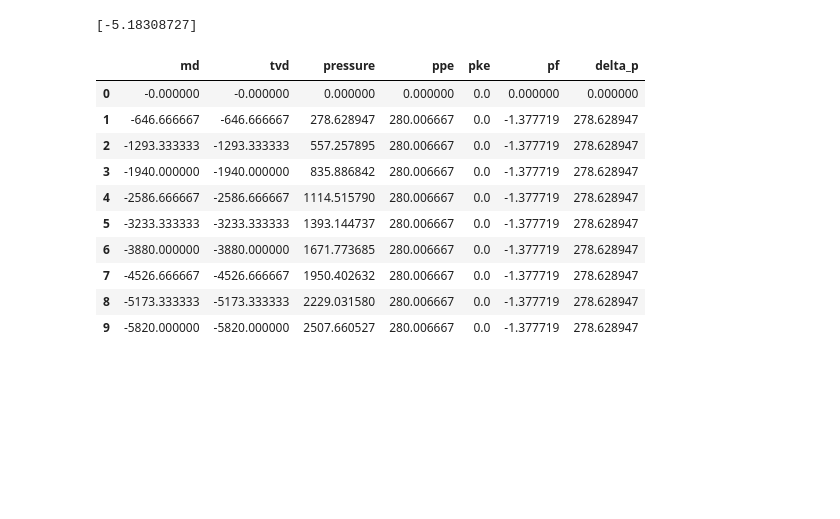
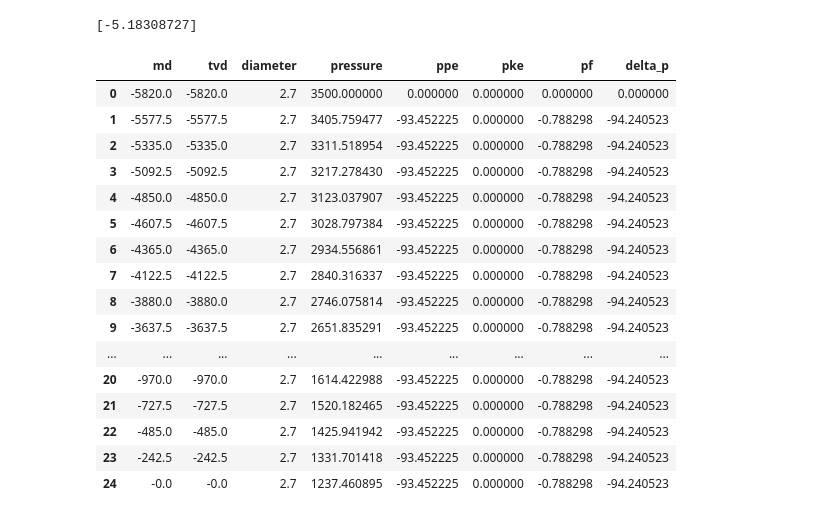
Before and after one commit to scuervo91/reservoirpy, a Jupyter notebook: examples/wellproductivity/5-pressure_drop.ipynb, the cells around one changed output. Cells and saved outputs as stored; diff of their text form; code cells hidden in the pictures; blank space fills up the shorter version.

Commit message:
pressure correlations drop

```diff
--- a/examples/wellproductivity/5-pressure_drop.ipynb
+++ b/examples/wellproductivity/5-pressure_drop.ipynb
@@ -111,34 +111,40 @@ print(delta)
 # %% [output]
 [-5.18308727]
 # %%
-md = np.linspace(0,5820,10)*-1
-p1 = 0
-ge=1
-d = [2.7]*10
+md = (np.linspace(0,5820,25)*-1)[::-1]
+p1 = 3500
+ge=.89
+d = [2.7]*10 + [2.6]*5 + [2.7]*10
 rate = 1000
-mu = 1.3
+mu = 11.3
 epsilon = 0.001
 
 pf = pi.incompressible_pressure_profile(
     p1=p1,
     ge=ge,
     epsilon=epsilon,
     md=md,
     tvd=md,
     d = d,
     rate = rate,
     mu=mu
     )
 pf
 # %% [output]
-|  | md | tvd | pressure | ppe | pke | pf | delta_p |
-| 0 | -0.000000 | -0.000000 | 0.000000 | 0.000000 | 0.0 | 0.000000 | 0.000000 |
-| 1 | -646.666667 | -646.666667 | 278.628947 | 280.006667 | 0.0 | -1.377719 | 278.628947 |
-| 2 | -1293.333333 | -1293.333333 | 557.257895 | 280.006667 | 0.0 | -1.377719 | 278.628947 |
-| 3 | -1940.000000 | -1940.000000 | 835.886842 | 280.006667 | 0.0 | -1.377719 | 278.628947 |
-| 4 | -2586.666667 | -2586.666667 | 1114.515790 | 280.006667 | 0.0 | -1.377719 | 278.628947 |
-| 5 | -3233.333333 | -3233.333333 | 1393.144737 | 280.006667 | 0.0 | -1.377719 | 278.628947 |
-| 6 | -3880.000000 | -3880.000000 | 1671.773685 | 280.006667 | 0.0 | -1.377719 | 278.628947 |
-| 7 | -4526.666667 | -4526.666667 | 1950.402632 | 280.006667 | 0.0 | -1.377719 | 278.628947 |
-| 8 | -5173.333333 | -5173.333333 | 2229.031580 | 280.006667 | 0.0 | -1.377719 | 278.628947 |
-| 9 | -5820.000000 | -5820.000000 | 2507.660527 | 280.006667 | 0.0 | -1.377719 | 278.628947 |
+|  | md | tvd | diameter | pressure | ppe | pke | pf | delta_p |
+| 0 | -5820.0 | -5820.0 | 2.7 | 3500.000000 | 0.000000 | 0.000000 | 0.000000 | 0.000000 |
+| 1 | -5577.5 | -5577.5 | 2.7 | 3405.759477 | -93.452225 | 0.000000 | -0.788298 | -94.240523 |
+| 2 | -5335.0 | -5335.0 | 2.7 | 3311.518954 | -93.452225 | 0.000000 | -0.788298 | -94.240523 |
+| 3 | -5092.5 | -5092.5 | 2.7 | 3217.278430 | -93.452225 | 0.000000 | -0.788298 | -94.240523 |
+| 4 | -4850.0 | -4850.0 | 2.7 | 3123.037907 | -93.452225 | 0.000000 | -0.788298 | -94.240523 |
+| 5 | -4607.5 | -4607.5 | 2.7 | 3028.797384 | -93.452225 | 0.000000 | -0.788298 | -94.240523 |
+| 6 | -4365.0 | -4365.0 | 2.7 | 2934.556861 | -93.452225 | 0.000000 | -0.788298 | -94.240523 |
+| 7 | -4122.5 | -4122.5 | 2.7 | 2840.316337 | -93.452225 | 0.000000 | -0.788298 | -94.240523 |
+| 8 | -3880.0 | -3880.0 | 2.7 | 2746.075814 | -93.452225 | 0.000000 | -0.788298 | -94.240523 |
+| 9 | -3637.5 | -3637.5 | 2.7 | 2651.835291 | -93.452225 | 0.000000 | -0.788298 | -94.240523 |
+| ... | ... | ... | ... | ... | ... | ... | ... | ... |
+| 20 | -970.0 | -970.0 | 2.7 | 1614.422988 | -93.452225 | 0.000000 | -0.788298 | -94.240523 |
+| 21 | -727.5 | -727.5 | 2.7 | 1520.182465 | -93.452225 | 0.000000 | -0.788298 | -94.240523 |
+| 22 | -485.0 | -485.0 | 2.7 | 1425.941942 | -93.452225 | 0.000000 | -0.788298 | -94.240523 |
+| 23 | -242.5 | -242.5 | 2.7 | 1331.701418 | -93.452225 | 0.000000 | -0.788298 | -94.240523 |
+| 24 | -0.0 | -0.0 | 2.7 | 1237.460895 | -93.452225 | 0.000000 | -0.788298 | -94.240523 |
```
Also changed, not shown: parts of 4 cells of this notebook, 3 other files.
